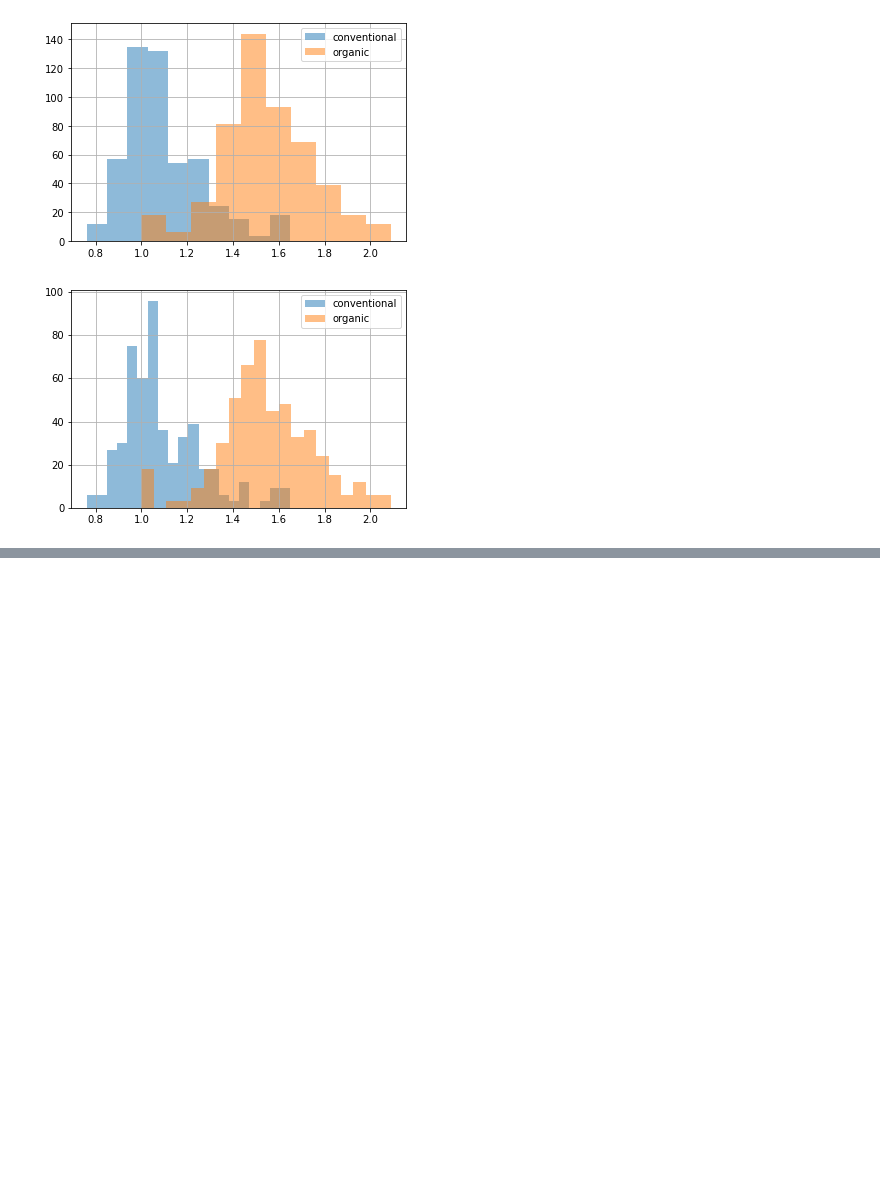
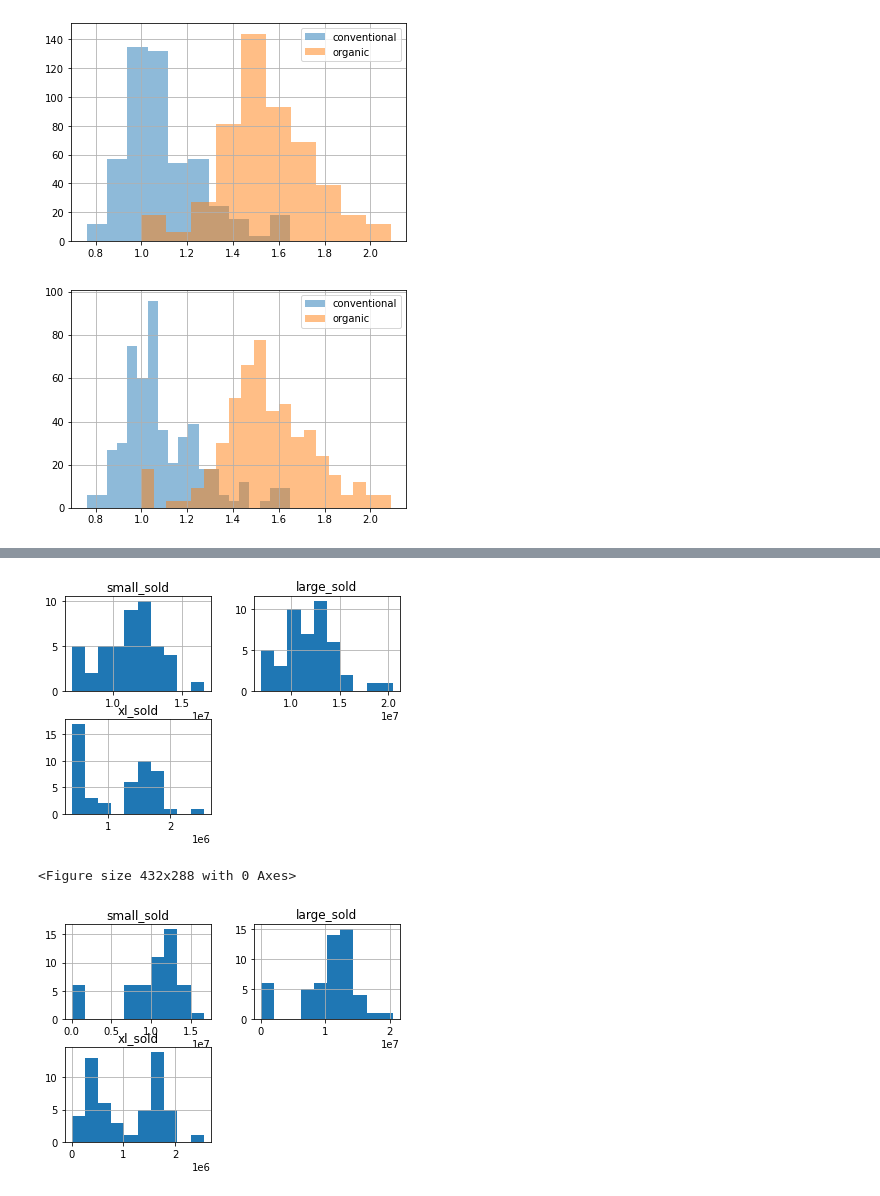
Before and after one commit to alanwake47/pythonlearn, a Jupyter notebook: DataCamp/3- Data Manipulation with Pandas/4- Creating and Visualizing DataFrames/visualizing_data.ipynb, the cells around one changed output, grey strips where cells are left out. Drawn from its saved outputs; the diff is of its cells as text; code cells hidden in the pictures; blank space fills up the shorter version.

```diff
--- a/DataCamp/3- Data Manipulation with Pandas/4- Creating and Visualizing DataFrames/visualizing_data.ipynb
+++ b/DataCamp/3- Data Manipulation with Pandas/4- Creating and Visualizing DataFrames/visualizing_data.ipynb
@@ -127,0 +209,15 @@ plt.show()
+# %%
+# List the columns with missing values
+cols_with_missing = ["small_sold", "large_sold", "xl_sold"]
+
+avocados_2016[cols_with_missing].hist()
+plt.show()
+plt.clf()
+
+avocados_filled = avocados_2016.fillna(0)
+avocados_filled[cols_with_missing].hist()
+plt.show()
+# %% [output]
+[figure, added]
+<Figure size 432x288 with 0 Axes>
+[figure, added]
```
Also changed, not shown: parts of 14 cells of this notebook, 3 other files.
